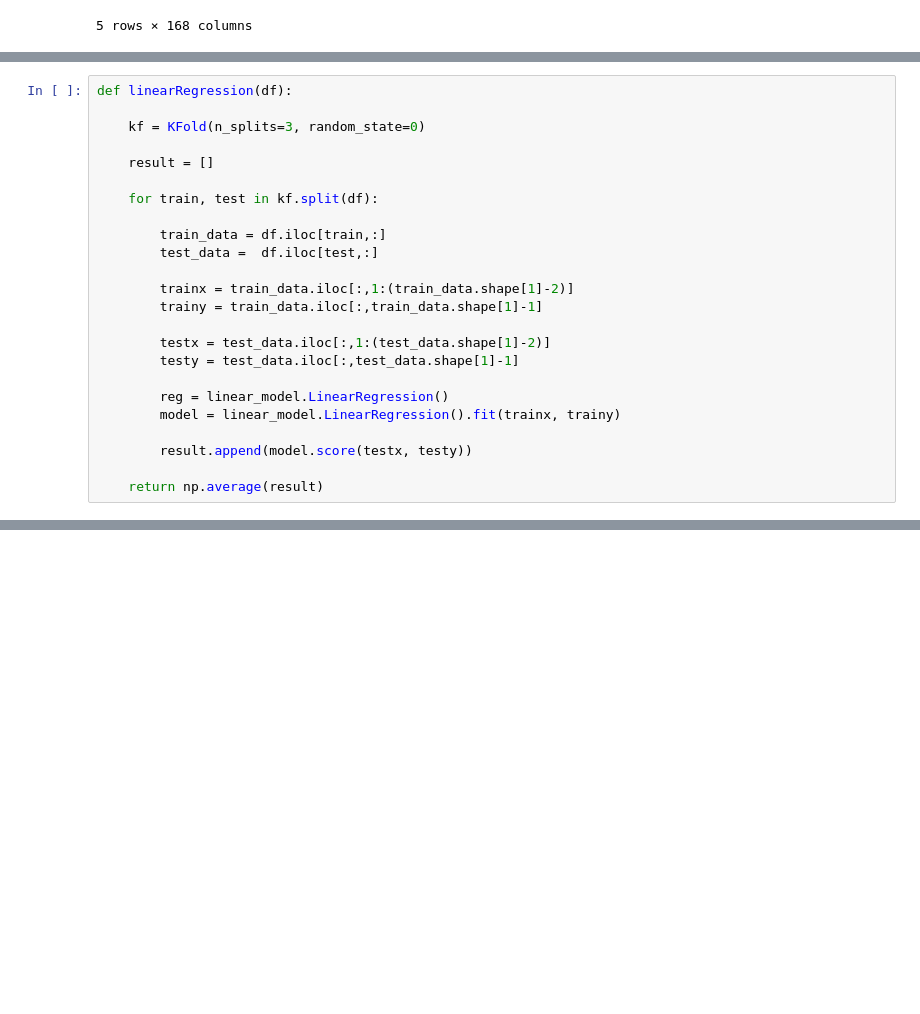
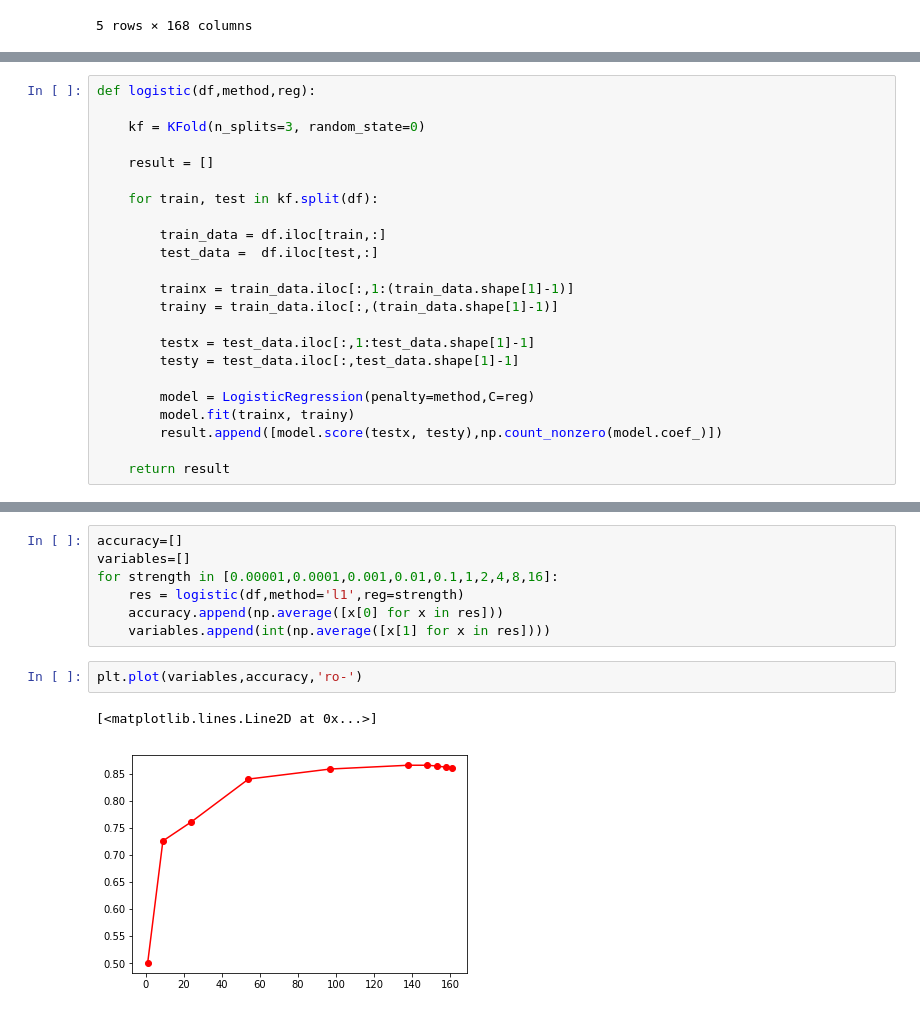
Before and after one commit to ojaswee/predicting_patient_mortality, a Jupyter notebook: 05_regression.ipynb, the cells around one changed output, grey strips where cells are left out. Cells and saved outputs as stored; diff of their text form; blank space fills up the shorter version.

```diff
--- a/05_regression.ipynb
+++ b/05_regression.ipynb
@@ -21,5 +53,5 @@ df.shape
 # %%
-def linearRegression(df):
+def logistic(df,method,reg):
 
     kf = KFold(n_splits=3, random_state=0)
 
@@ -30,15 +62,14 @@ def linearRegression(df):
         train_data = df.iloc[train,:]
         test_data =  df.iloc[test,:]
 
-        trainx = train_data.iloc[:,1:(train_data.shape[1]-2)]
-        trainy = train_data.iloc[:,train_data.shape[1]-1]
+        trainx = train_data.iloc[:,1:(train_data.shape[1]-1)]
+        trainy = train_data.iloc[:,(train_data.shape[1]-1)]
 
-        testx = test_data.iloc[:,1:(test_data.shape[1]-2)]
+        testx = test_data.iloc[:,1:test_data.shape[1]-1]
         testy = test_data.iloc[:,test_data.shape[1]-1]
 
-        reg = linear_model.LinearRegression()
-        model = linear_model.LinearRegression().fit(trainx, trainy)
+        model = LogisticRegression(penalty=method,C=reg)
+        model.fit(trainx, trainy)
+        result.append([model.score(testx, testy),np.count_nonzero(model.coef_)])
 
-        result.append(model.score(testx, testy))
-
-    return np.average(result)
+    return result
@@ -49,0 +76,12 @@ print (result)
+# %%
+accuracy=[]
+variables=[]
+for strength in [0.00001,0.0001,0.001,0.01,0.1,1,2,4,8,16]:
+    res = logistic(df,method='l1',reg=strength)
+    accuracy.append(np.average([x[0] for x in res]))
+    variables.append(int(np.average([x[1] for x in res])))
+# %%
+plt.plot(variables,accuracy,'ro-')
+# %% [output]
+[<matplotlib.lines.Line2D at 0x...>]
+[figure, added]
```
Also changed, not shown: parts of 10 cells of this notebook, 4 other files.
